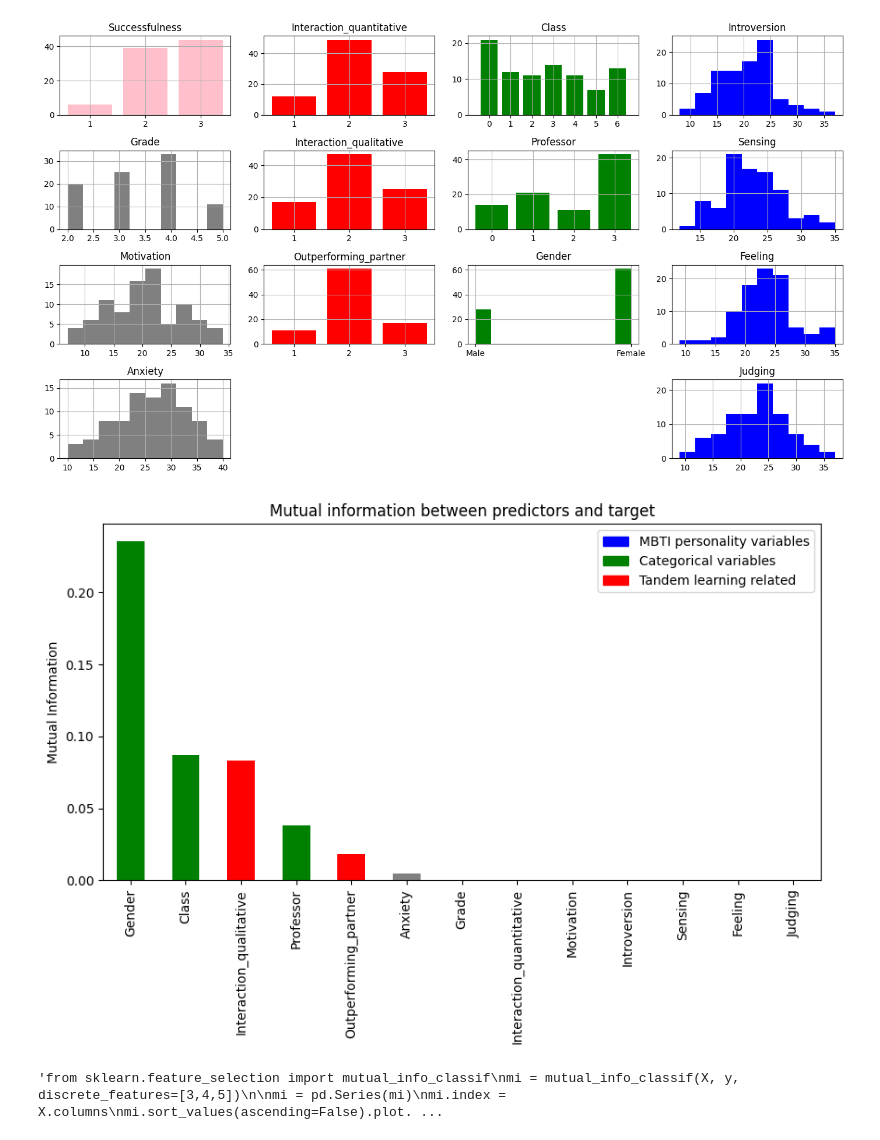
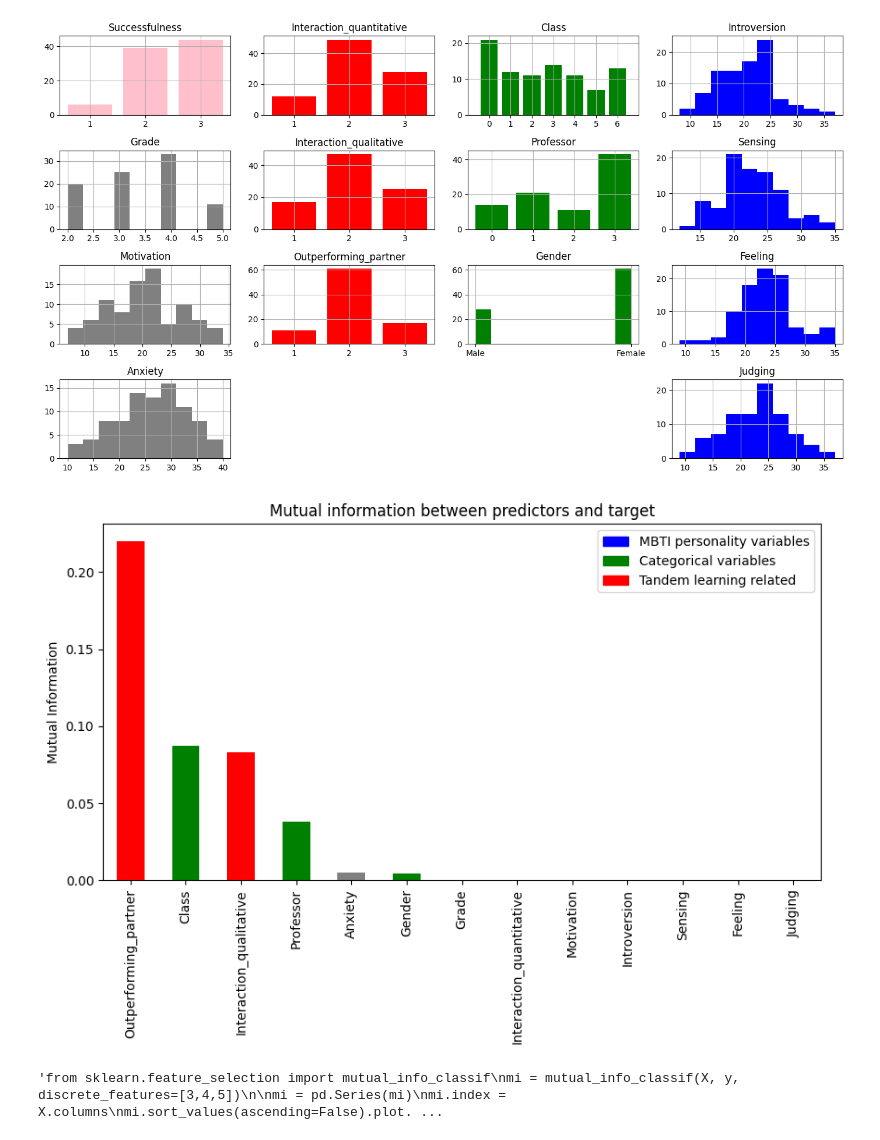
Before and after one commit to borbregant/ai_tandem_learning, a Jupyter notebook: feature_importance.ipynb, the cells around one changed output. Saved outputs shown, nothing was run; the diff lists cells and outputs as text; code cells hidden in the pictures.

```diff
--- a/feature_importance.ipynb
+++ b/feature_importance.ipynb
@@ -248,7 +166,7 @@ from sklearn.feature_selection import mutual_info_classif
 # Assuming X and y are defined
 
 # Compute mutual information
-mi = mutual_info_classif(X, y, discrete_features=[3, 4, 5])
+mi = mutual_info_classif(X, y, discrete_features=[4,5,6])
 
 mi = pd.Series(mi)
 mi.index = X.columns
@@ -261,34 +179,34 @@ highlight_color1 = 'blue'  # Define color for first group of highlighted columns
 highlight_cols2 = ['Class', 'Professor', 'Gender']
 highlight_color2 = 'green'  # Define color for second group of highlighted columns
 
 highlight_cols3 = ['Interaction_qualitative', 'Interaction_quantitative', "Outperforming_partner"]
 highlight_color3 = 'red'  # Define color for second group of highlighted columns
 
 # Plotting the bar chart with highlighted columns
 highlight_colors = {col: highlight_color1 for col in highlight_cols1}
 highlight_colors.update({col: highlight_color2 for col in highlight_cols2})
 highlight_colors.update({col: highlight_color3 for col in highlight_cols3})
 
 ax = sorted_mi.plot.bar(figsize=(10, 5), color=[highlight_colors.get(col, 'gray') for col in sorted_mi.index])
 
 plt.ylabel('Mutual Information')
 plt.title("Mutual information between predictors and target")
 
 
 legend_patches = [plt.Rectangle((0, 0), 1, 1, color=color) for color in [highlight_color1, highlight_color2, highlight_color3]]
 
 legend_labels = [
     'MBTI personality variables',
     'Categorical variables',
     'Tandem learning related',
     'Other Variables'
 ]
 
 ax.legend(legend_patches, legend_labels)
 
 plt.show()
 # %% [output]
-[figure, old version]
+[figure, new version]
 # %%
 """from sklearn.feature_selection import mutual_info_classif
 mi = mutual_info_classif(X, y, discrete_features=[3,4,5])
```
Also changed, not shown: parts of 10 cells of this notebook.
